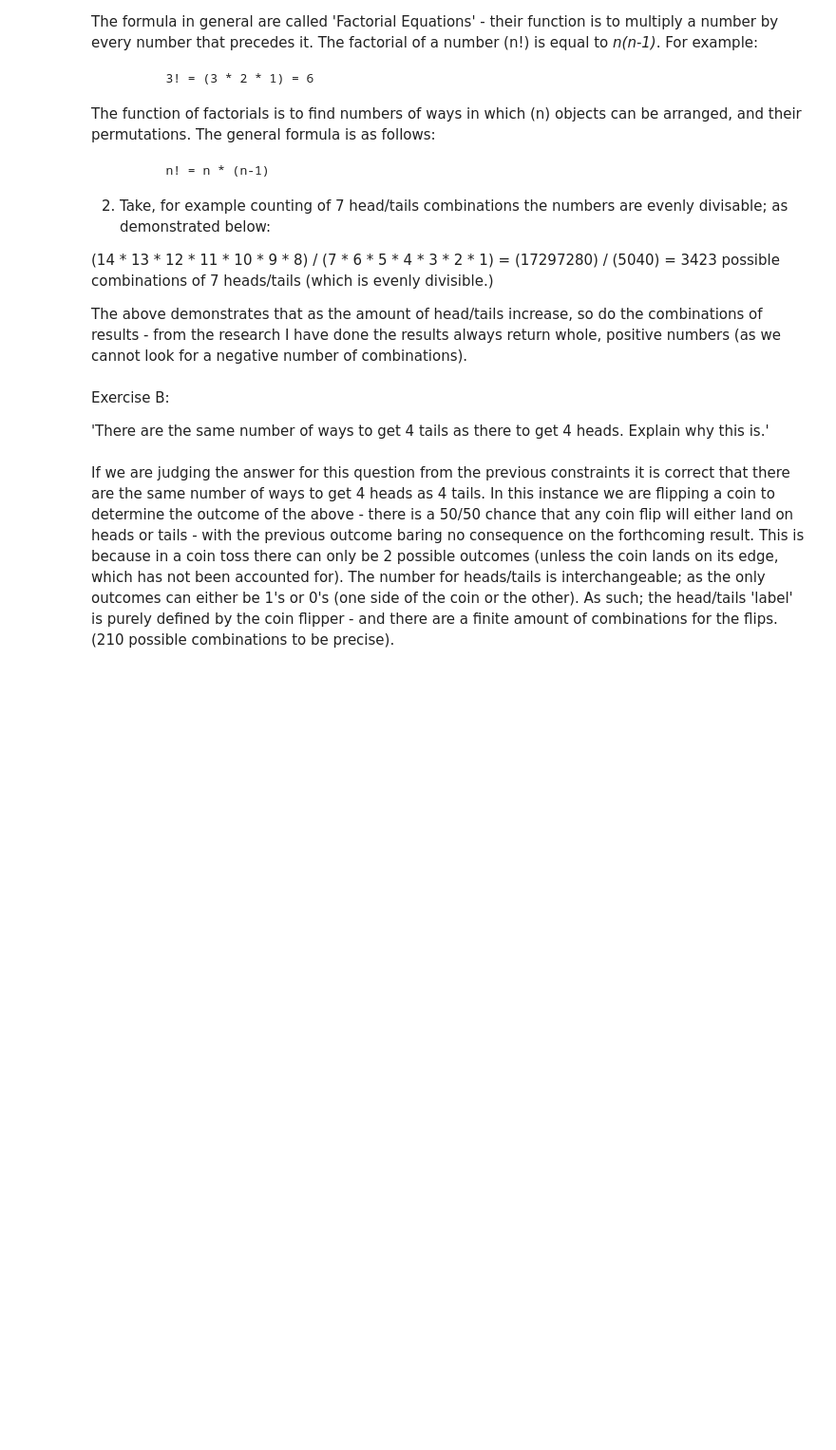
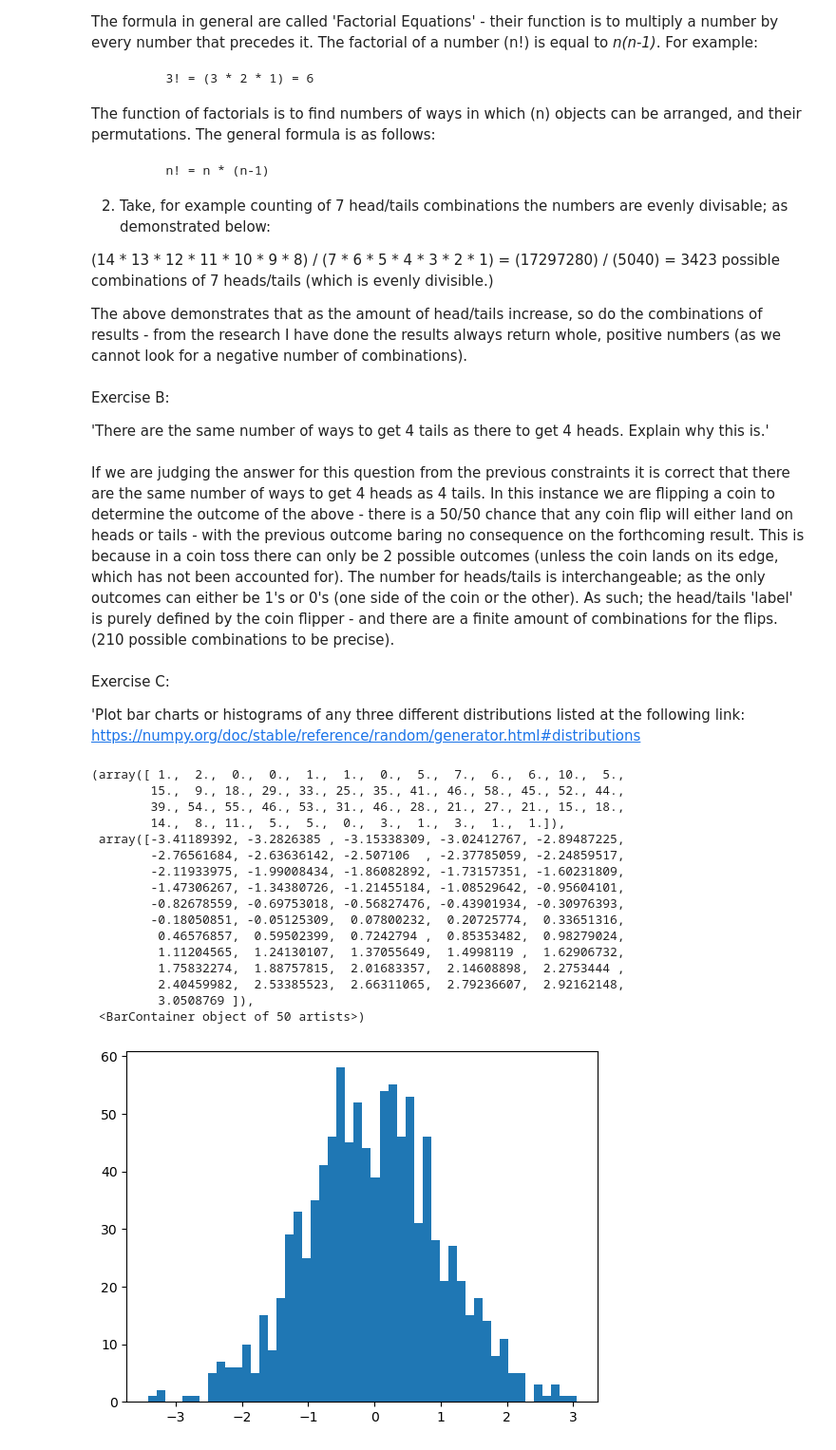
Before and after one commit to SeanE15/Fundamentals-for-Data-Analysis, a Jupyter notebook: Practicals/02 - Randomness Exercises - Sean Elliott.ipynb, the cells around one changed output. Shown: that part at 95% size. Cells and saved outputs as stored; diff of their text form; code cells hidden in the pictures; blank space fills up the shorter version.

Commit message:
Started 3rd exercise in Randomness

```diff
--- a/Practicals/02 - Randomness Exercises - Sean Elliott.ipynb
+++ b/Practicals/02 - Randomness Exercises - Sean Elliott.ipynb
@@ -46,3 +46,41 @@ Exercise B:
 'There are the same number of ways to get 4 tails as there to get 4 heads. Explain why this is.'
 # %% [markdown]
 If we are judging the answer for this question from the previous constraints it is correct that there are the same number of ways to get 4 heads as 4 tails. In this instance we are flipping a coin to determine the outcome of the above - there is a 50/50 chance that any coin flip will either land on heads or tails - with the previous outcome baring no consequence on the forthcoming result. This is because in a coin toss there can only be 2  possible outcomes (unless the coin lands on its edge, which has not been accounted for). The number for heads/tails is interchangeable; as the only outcomes can either be 1's or 0's (one side of the coin or the other). As such; the head/tails 'label' is purely defined by the coin flipper - and there are a finite amount of combinations for the flips. (210 possible combinations to be precise).
+# %% [markdown]
+Exercise C:
+
+'Plot bar charts or histograms of any three different distributions listed at the following link:
+                https://numpy.org/doc/stable/reference/random/generator.html#distributions
+# %%
+#import the relevant functions
+import numpy as np
+import matplotlib.pyplot as plt
+import math
+
+#create a random number generator and choose no seed.
+rng = np.random.default_rng()
+
+#create a standard normal distribution plot as 'plot1'
+plot1 = rng.standard_normal(1000)
+
+#define the histogram details, including bin number.
+fig, ax = plt.subplots()
+ax.hist(plot1, bins=50)
+# %% [output]
+(array([ 1.,  2.,  0.,  0.,  1.,  1.,  0.,  5.,  7.,  6.,  6., 10.,  5.,
+        15.,  9., 18., 29., 33., 25., 35., 41., 46., 58., 45., 52., 44.,
+        39., 54., 55., 46., 53., 31., 46., 28., 21., 27., 21., 15., 18.,
+        14.,  8., 11.,  5.,  5.,  0.,  3.,  1.,  3.,  1.,  1.]),
+ array([-3.41189392, -3.2826385 , -3.15338309, -3.02412767, -2.89487225,
+        -2.76561684, -2.63636142, -2.507106  , -2.37785059, -2.24859517,
+        -2.11933975, -1.99008434, -1.86082892, -1.73157351, -1.60231809,
+        -1.47306267, -1.34380726, -1.21455184, -1.08529642, -0.95604101,
+        -0.82678559, -0.69753018, -0.56827476, -0.43901934, -0.30976393,
+        -0.18050851, -0.05125309,  0.07800232,  0.20725774,  0.33651316,
+         0.46576857,  0.59502399,  0.7242794 ,  0.85353482,  0.98279024,
+         1.11204565,  1.24130107,  1.37055649,  1.4998119 ,  1.62906732,
+         1.75832274,  1.88757815,  2.01683357,  2.14608898,  2.2753444 ,
+         2.40459982,  2.53385523,  2.66311065,  2.79236607,  2.92162148,
+         3.0508769 ]),
+ <BarContainer object of 50 artists>)
+[figure, added]
```
Also changed, not shown: parts of 3 cells of this notebook, 1 other file.
